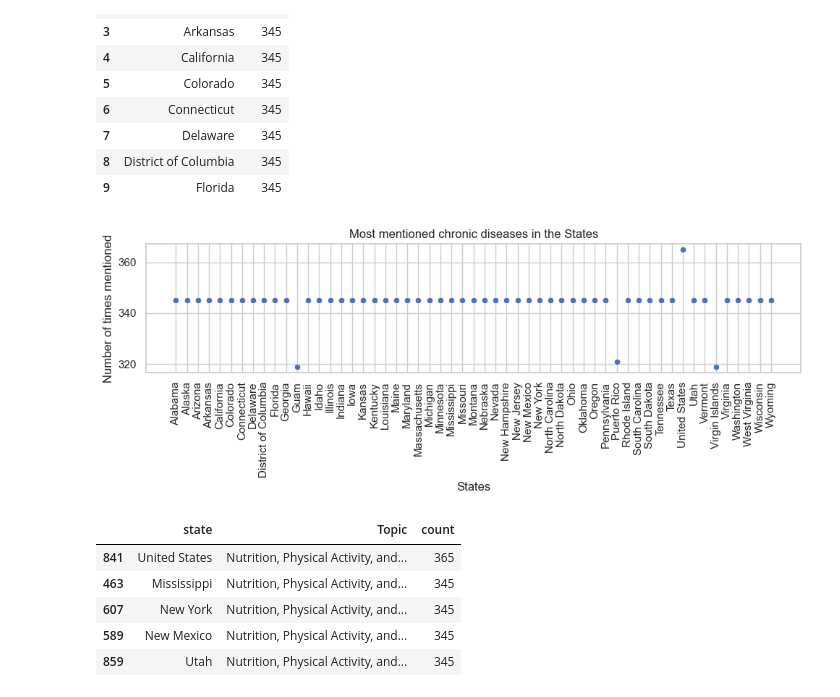
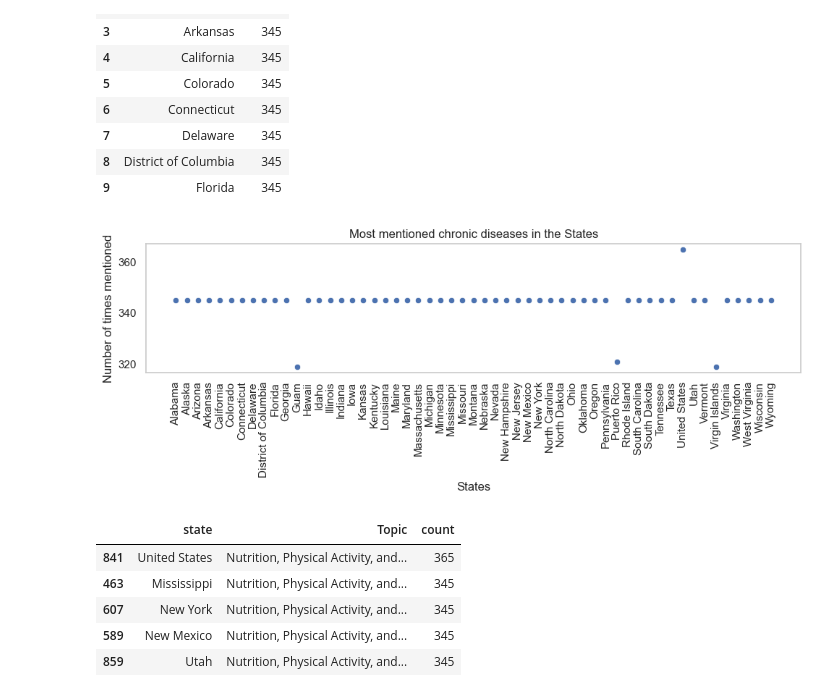
Before and after one commit to Nathan-Savage/chronic_diseases_project, a Jupyter notebook: chronic_diseases.ipynb, the cells around one changed output. Saved outputs shown, nothing was run; the diff lists cells and outputs as text; code cells hidden in the pictures.

```diff
--- a/chronic_diseases.ipynb
+++ b/chronic_diseases.ipynb
@@ -383,16 +377,17 @@ max_counts.head(10)
 # %%
 plt.figure(figsize=(10, 4))
 sns.scatterplot(x='state', y='count', data=max_counts)
 plt.xticks(rotation=90)
 
 plt.xlabel('States')
 plt.ylabel('Number of times mentioned')
 plt.title('Most mentioned chronic diseases in the States')
 plt.tight_layout()
+plt.grid(False)
 plt.savefig("images/Most mentioned chronic diseases in the States.png")
 plt.show()
 # %% [output]
-[figure, old version]
+[figure, new version]
 # %%
 sorted_grouped_counts_df = grouped_counts_df.sort_values(by=['count'], ascending=False, inplace=False)
 sorted_grouped_counts_df.head()
```
Also changed, not shown: parts of 4 cells of this notebook, 5 other files.
